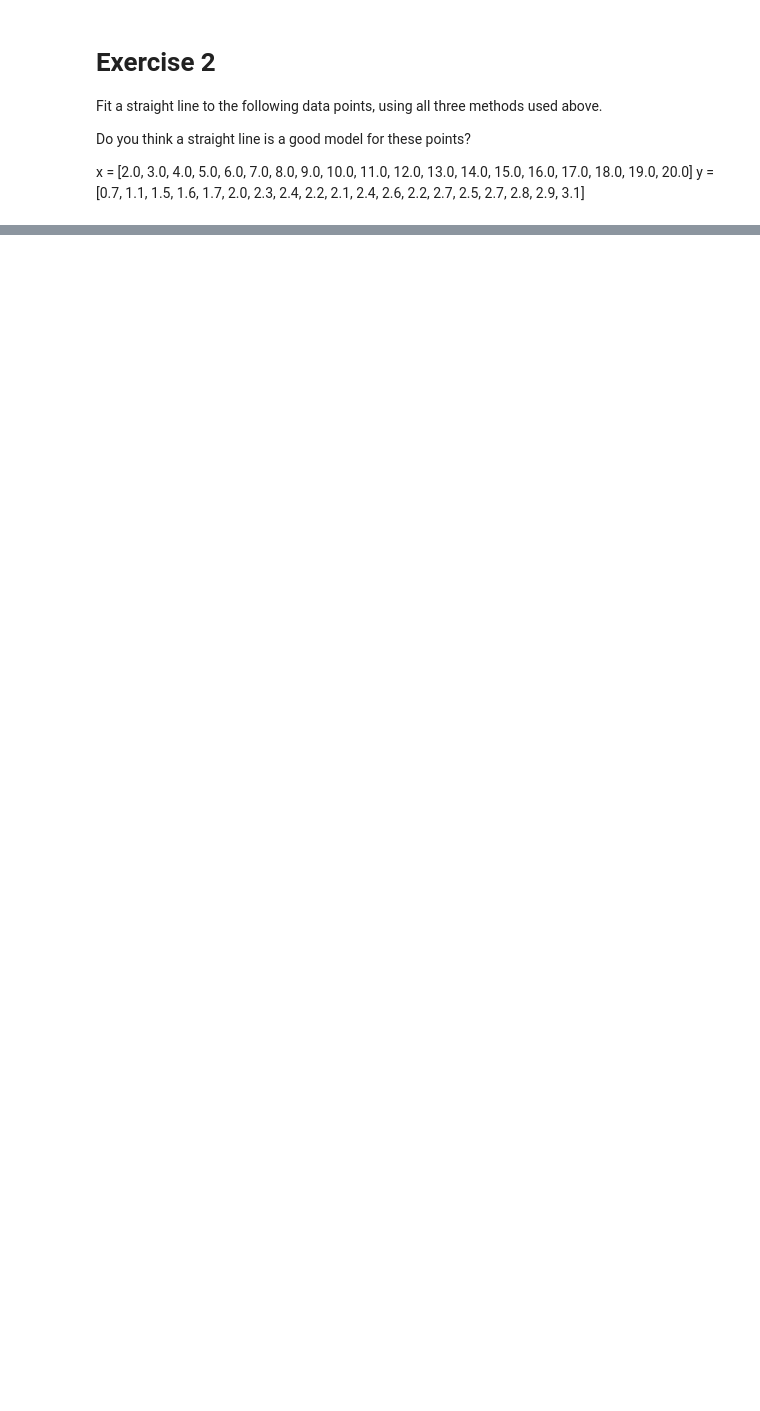
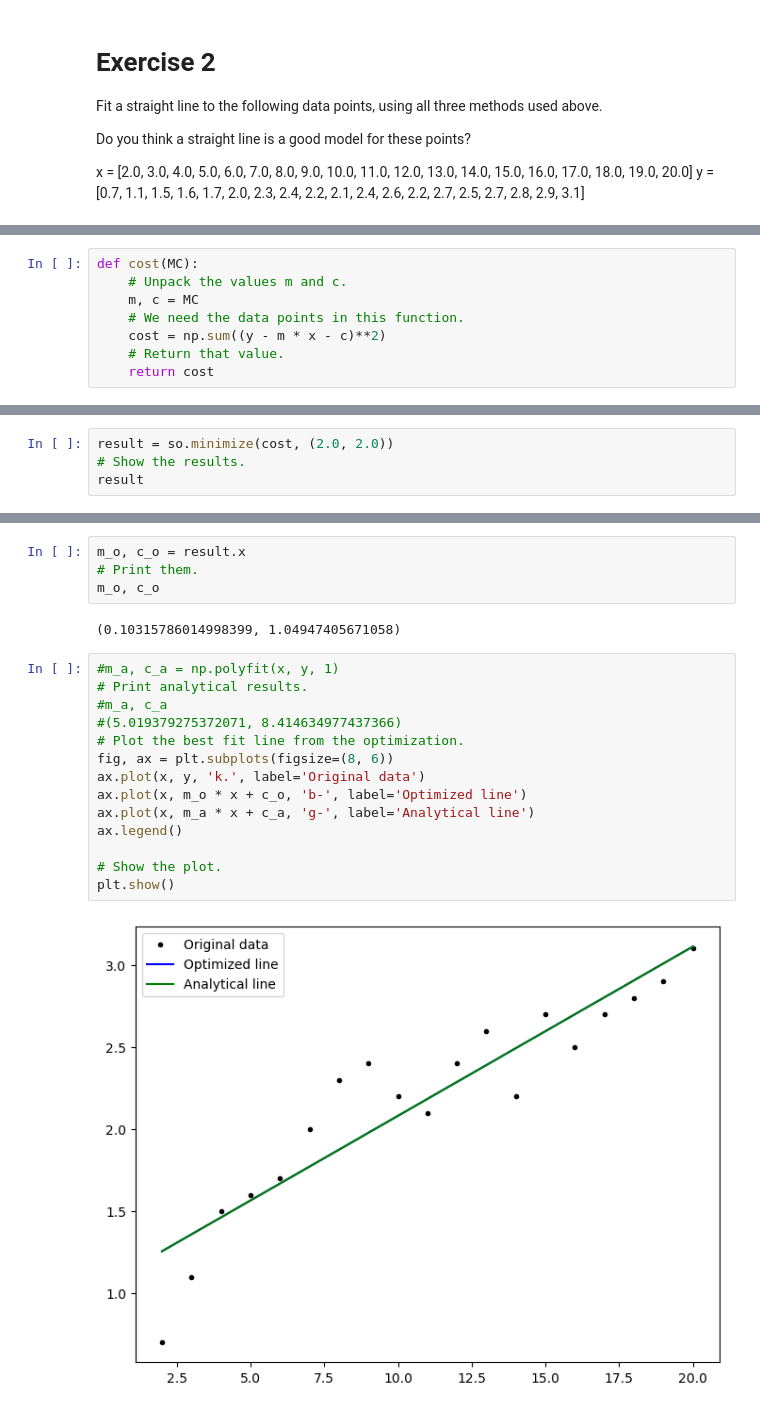
Before and after one commit to kaob1991/Machine-learning-and-statistics, a Jupyter notebook: models.ipynb, the cells around one changed output, grey strips where cells are left out. Drawn from its saved outputs; the diff is of its cells as text; blank space fills up the shorter version.

```diff
--- a/models.ipynb
+++ b/models.ipynb
@@ -14,0 +108,8 @@ y = [0.7, 1.1, 1.5, 1.6, 1.7, 2.0, 2.3, 2.4, 2.2, 2.1, 2.4, 2.6, 2.2, 2.7, 2.5,
+# %%
+def cost(MC):
+    # Unpack the values m and c.
+    m, c = MC
+    # We need the data points in this function.
+    cost = np.sum((y - m * x - c)**2)
+    # Return that value.
+    return cost
@@ -14,0 +118,4 @@ y = [0.7, 1.1, 1.5, 1.6, 1.7, 2.0, 2.3, 2.4, 2.2, 2.1, 2.4, 2.6, 2.2, 2.7, 2.5,
+# %%
+result = so.minimize(cost, (2.0, 2.0))
+# Show the results.
+result
@@ -14,0 +134,22 @@ y = [0.7, 1.1, 1.5, 1.6, 1.7, 2.0, 2.3, 2.4, 2.2, 2.1, 2.4, 2.6, 2.2, 2.7, 2.5,
+# %%
+m_o, c_o = result.x
+# Print them.
+m_o, c_o
+# %% [output]
+(0.10315786014998399, 1.04947405671058)
+# %%
+#m_a, c_a = np.polyfit(x, y, 1)
+# Print analytical results.
+#m_a, c_a
+#(5.019379275372071, 8.414634977437366)
+# Plot the best fit line from the optimization.
+fig, ax = plt.subplots(figsize=(8, 6))
+ax.plot(x, y, 'k.', label='Original data')
+ax.plot(x, m_o * x + c_o, 'b-', label='Optimized line')
+ax.plot(x, m_a * x + c_a, 'g-', label='Analytical line')
+ax.legend()
+
+# Show the plot.
+plt.show()
+# %% [output]
+[figure, added]
```
Also changed, not shown: parts of 19 cells of this notebook.
